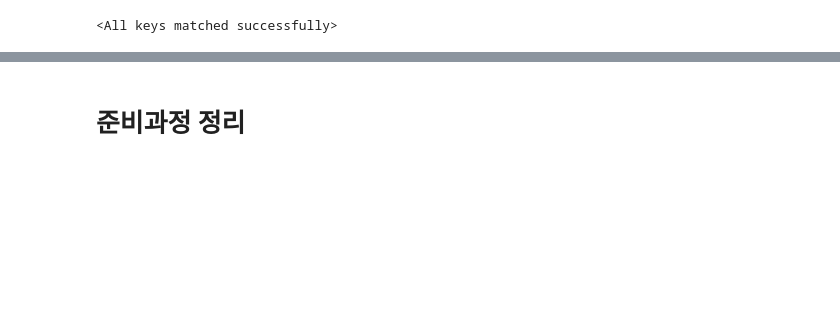
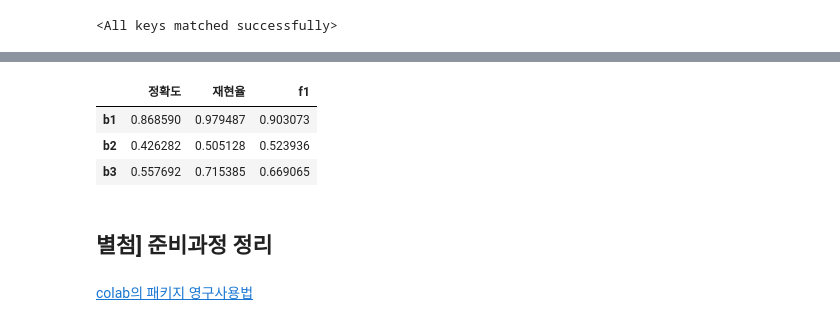
Before and after one commit to restful3/ds4th_study, a Jupyter notebook: wooseok_code/Chest_X_Ray_사진분류.ipynb, the cells around one changed output, grey strips where cells are left out. Cells and saved outputs as stored; diff of their text form; code cells hidden in the pictures; blank space fills up the shorter version.

```diff
--- a/wooseok_code/Chest_X_Ray_사진분류.ipynb
+++ b/wooseok_code/Chest_X_Ray_사진분류.ipynb
@@ -378,0 +474,9 @@ F1 점수 : 0.8724
+# %%
+model_state_dict = train(model=model_list[1],
+                          loader_train =loader_train ,
+                          loader_valid = loader_valid,
+                          criterion = criterion,
+                          optimizer= optimizer1,
+                         scheduler=scheduler1,
+                         epochs=epochs)
+model_list[1].load_state_dict(model_state_dict)
@@ -378,0 +539,9 @@ F1 점수 : 0.8724
+# %%
+model_state_dict = train(model=model_list[2],
+                          loader_train =loader_train ,
+                          loader_valid = loader_valid,
+                          criterion = criterion,
+                          optimizer= optimizer1,
+                         scheduler=scheduler1,
+                         epochs=epochs)
+model_list[2].load_state_dict(model_state_dict)
@@ -378,0 +603,29 @@ F1 점수 : 0.8724
+# %%
+datasets_test = ImageFolder(root=test_path, transform=transform_test)
+loader_test = DataLoader(dataset=datasets_test, batch_size=batch_size,
+                         shuffle= False, worker_init_fn = seed_worker,
+                         generator=g, num_workers=2)
+true,preds1 = predict(model=model_list[0],
+                      loader_test=loader_test,
+                      return_true=True)
+preds2 = predict(model=model_list[1],
+                      loader_test=loader_test)
+preds3 = predict(model=model_list[2],
+                      loader_test=loader_test)
+# %%
+ac= []
+rc= []
+f1= []
+pr = [preds1,preds2, preds3]
+for p in pr:
+  ac.append(accuracy_score(true,p))
+  rc.append(recall_score(true,p))
+  f1.append(f1_score(true,p))
+import pandas as pd
+df = pd.DataFrame({'정확도':ac,'재현율':rc,'f1':f1},index=['b1','b2','b3'])
+df
+# %% [output]
+|  | 정확도 | 재현율 | f1 |
+| b1 | 0.868590 | 0.979487 | 0.903073 |
+| b2 | 0.426282 | 0.505128 | 0.523936 |
+| b3 | 0.557692 | 0.715385 | 0.669065 |
@@ -379,5 +636,5 @@ F1 점수 : 0.8724
 # %% [markdown]
-# 준비과정 정리
+## 별첨] 준비과정 정리
 # %%
 ## /content/drive/MyDrive/SelfStudy/캐글스터디/ 를  관리할 폴더로 가정하여 작성햇습니다.
 
@@ -395,3 +652,5 @@ F1 점수 : 0.8724
 
 # !kaggle datasets download -d paultimothymooney/chest-xray-pneumonia
 # !unzip /content/chest-xray-pneumonia.zip -d /content/drive/MyDrive/SelfStudy/캐글스터디/ # 집파일을 해제합니다.
+# %% [markdown]
+[colab의 패키지 영구사용법](https://dacon.io/codeshare/4200)
```
Also changed, not shown: parts of 28 cells of this notebook.
